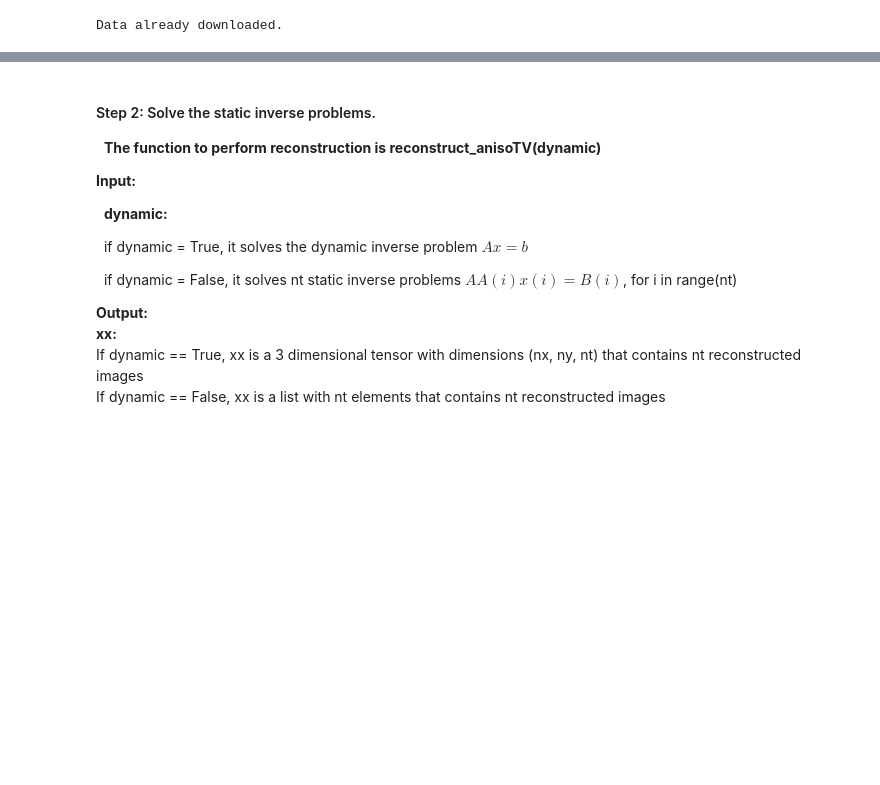
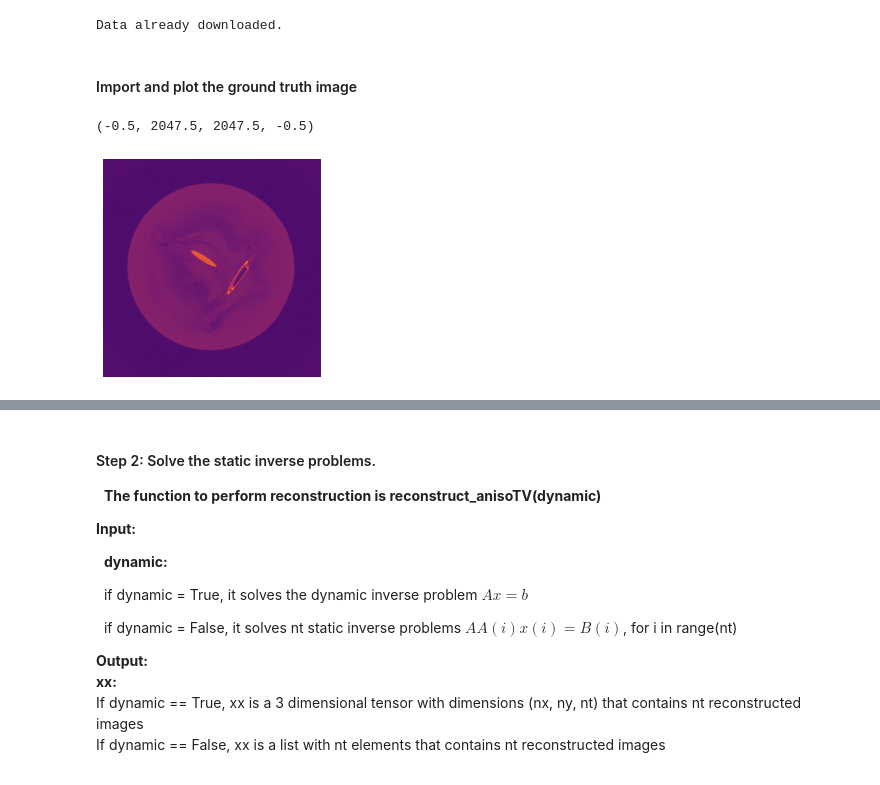
Before and after one commit to mpasha3/trips-py, a Jupyter notebook: demos/2_CrossPhantom.ipynb, the cells around one changed output, grey strips where cells are left out. Saved outputs shown, nothing was run; the diff lists cells and outputs as text; code cells hidden in the pictures; blank space fills up the shorter version.

```diff
--- a/demos/2_CrossPhantom.ipynb
+++ b/demos/2_CrossPhantom.ipynb
@@ -82,3 +82,13 @@ CrossPhantom data are generated at the University of Helsinki: https://zenodo.or
 (A, b, AA, B, nx, ny, nt, delta) = generate_crossPhantom(noise_level = 0, dataset = 15)
 # %% [output]
 Data already downloaded.
+# %% [markdown]
+#### Import and plot the ground truth image
+# %%
+f = spio.loadmat(f'./data/crossphantom_data/GroundTruthReconstruction2D.mat')
+# %%
+plt.imshow(f['recon'], cmap = 'inferno')
+plt.axis('off')
+# %% [output]
+(-0.5, 2047.5, 2047.5, -0.5)
+[figure, added]
```
Also changed, not shown: parts of 15 cells of this notebook, 46 other files.
